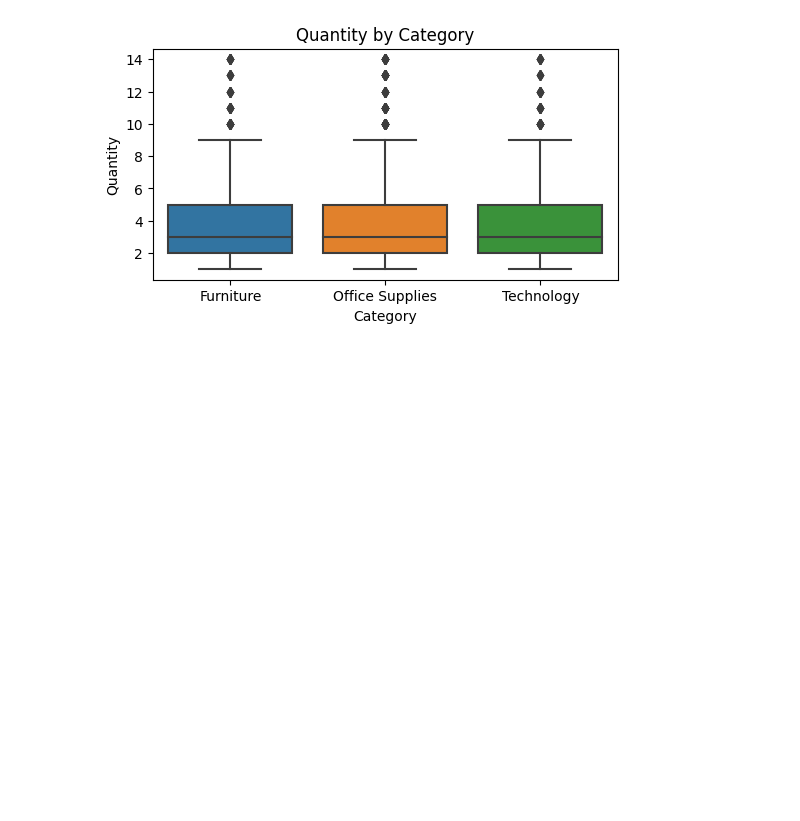
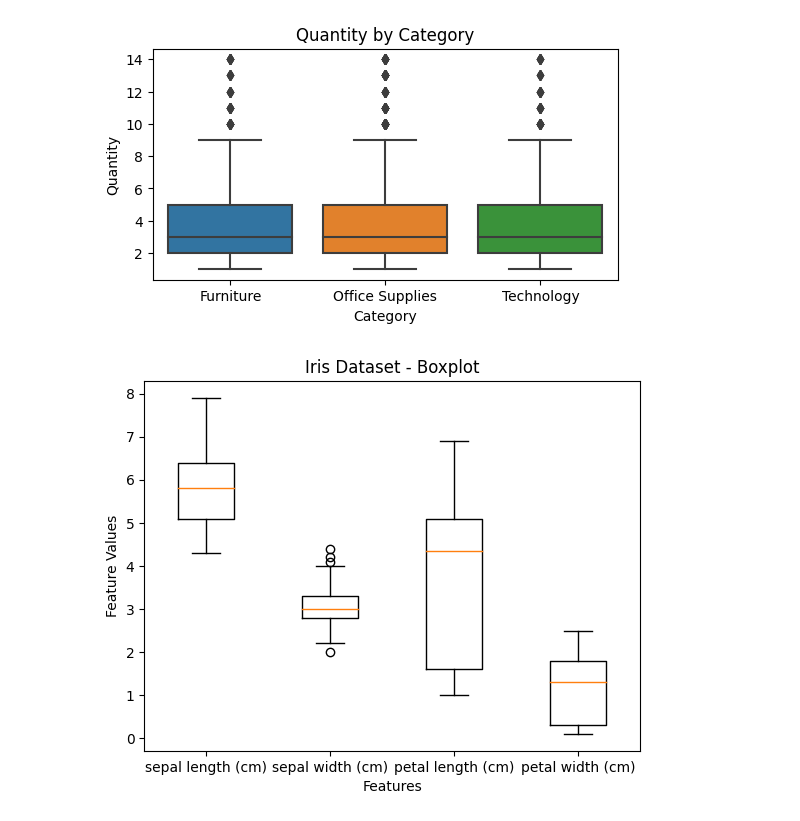
Before and after one commit to rezashokrzad/Youtube_2023, a Jupyter notebook: DataVisualization_RezaShokrzad.ipynb, the cells around one changed output. Saved outputs shown, nothing was run; the diff lists cells and outputs as text; code cells hidden in the pictures; blank space fills up the shorter version.

```diff
--- a/DataVisualization_RezaShokrzad.ipynb
+++ b/DataVisualization_RezaShokrzad.ipynb
@@ -205,3 +282,23 @@ plt.ylabel('Quantity')
 plt.show()
 # %% [output]
 [figure]
+# %%
+import matplotlib.pyplot as plt
+from sklearn.datasets import load_iris
+
+# Load the Iris dataset
+data = load_iris()
+X = data.data
+
+# Create a boxplot
+plt.boxplot(X, labels=data.feature_names)
+
+# Add labels and title to the plot
+plt.xlabel('Features')
+plt.ylabel('Feature Values')
+plt.title('Iris Dataset - Boxplot')
+
+# Show the plot
+plt.show()
+# %% [output]
+[figure, added]
```
Also changed, not shown: parts of 10 cells of this notebook, 1 other file.
